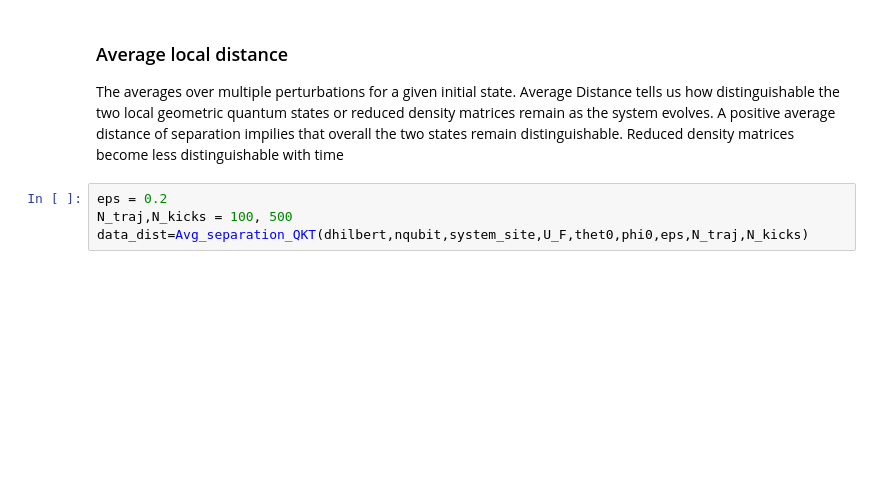
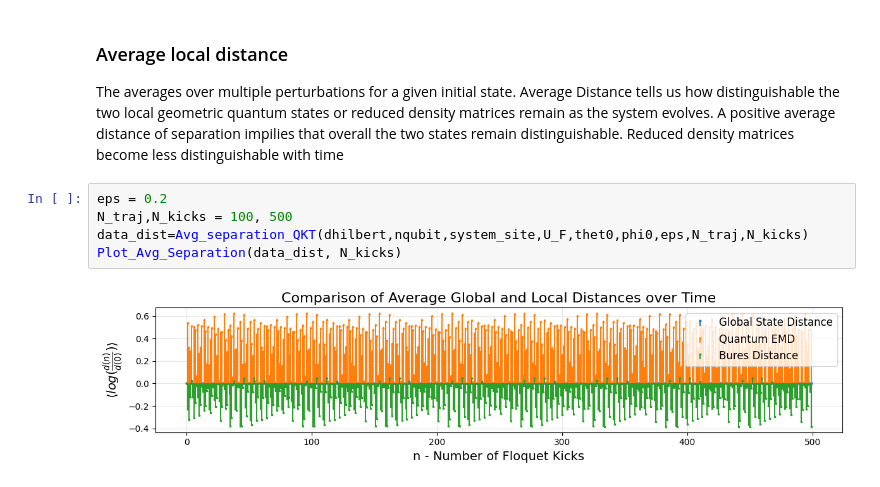
Before and after one commit to Kommmi/Qaos, a Jupyter notebook: GQS.ipynb, the cells around one changed output. Cells and saved outputs as stored; diff of their text form; blank space fills up the shorter version.

```diff
--- a/GQS.ipynb
+++ b/GQS.ipynb
@@ -230,7 +227,10 @@ The averages over multiple perturbations for a given initial state. Average Dist
 # %%
 eps = 0.2
 N_traj,N_kicks = 100, 500
 data_dist=Avg_separation_QKT(dhilbert,nqubit,system_site,U_F,thet0,phi0,eps,N_traj,N_kicks)
+Plot_Avg_Separation(data_dist, N_kicks)
+# %% [output]
+[figure, added]
 # %%
 ln_dl_GQS =data_dist['ln_avg_dist_L']
 df,_ = period_statistics_summary(ln_dl_GQS)
```
Also changed, not shown: parts of 15 cells of this notebook.
